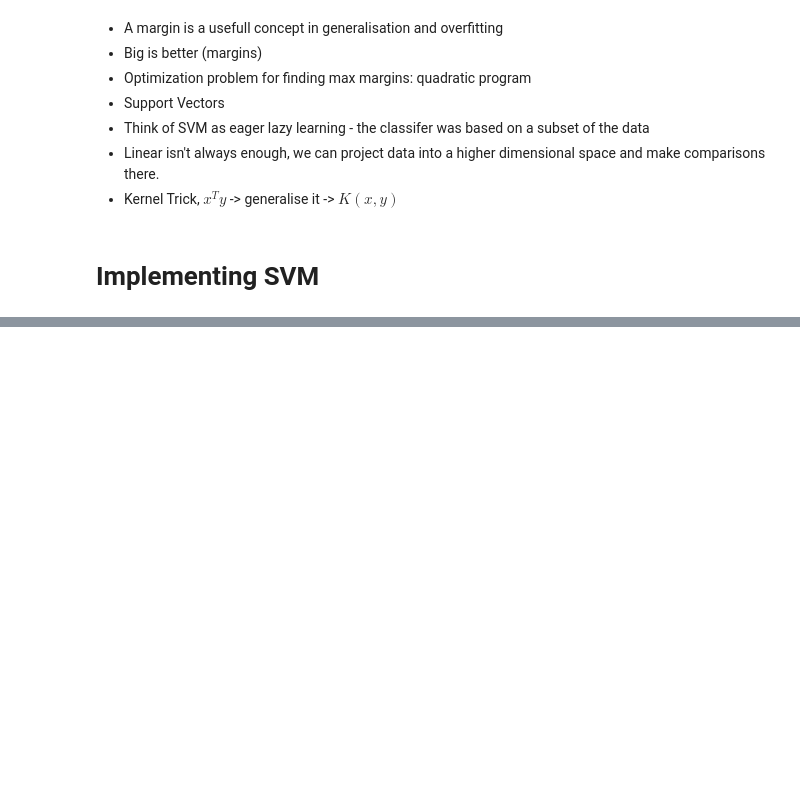
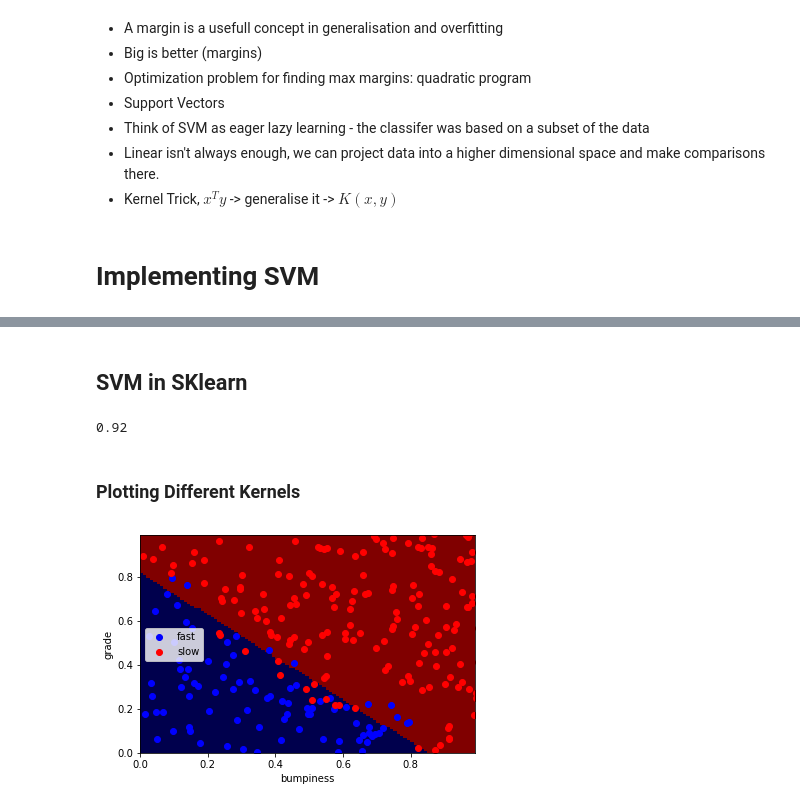
Before and after one commit to JeroenSchmidt/machine-learning, a Jupyter notebook: Notes/Supervised Learning/Support Vector Machines.ipynb, the cells around one changed output, grey strips where cells are left out. Cells and saved outputs as stored; diff of their text form; code cells hidden in the pictures; blank space fills up the shorter version.

```diff
--- a/Notes/Supervised Learning/Support Vector Machines.ipynb
+++ b/Notes/Supervised Learning/Support Vector Machines.ipynb
@@ -123,0 +175,45 @@ Thinking back to polynomial linear regression, in the SVM case we are sperating
+# %% [markdown]
+## SVM in SKlearn
+# %%
+import sys
+#from class_vis import prettyPicture
+#from prep_terrain_data import makeTerrainData
+
+import matplotlib.pyplot as plt
+import copy
+import numpy as np
+import pylab as pl
+
+features_train, labels_train, features_test, labels_test = makeTerrainData()
+
+########################## SVM #################################
+### we handle the import statement and SVC creation for you here
+from sklearn.svm import SVC
+
+##Notice that the kernel was set here as linear
+clf = SVC(kernel="linear")
+
+
+#### now your job is to fit the classifier
+#### using the training features/labels, and to
+#### make a set of predictions on the test data
+
+clf.fit(features_train, labels_train)
+
+pred = clf.predict(features_test)
+
+#### store your predictions in a list named pred
+
+from sklearn.metrics import accuracy_score
+acc = accuracy_score(pred, labels_test)
+
+print acc
+# %% [output]
+0.92
+# %% [markdown]
+### Plotting Different Kernels
+# %%
+%matplotlib inline
+prettyPicture(clf, features_test, labels_test)
+# %% [output]
+[figure, added]
```
Also changed, not shown: parts of 38 cells of this notebook.
